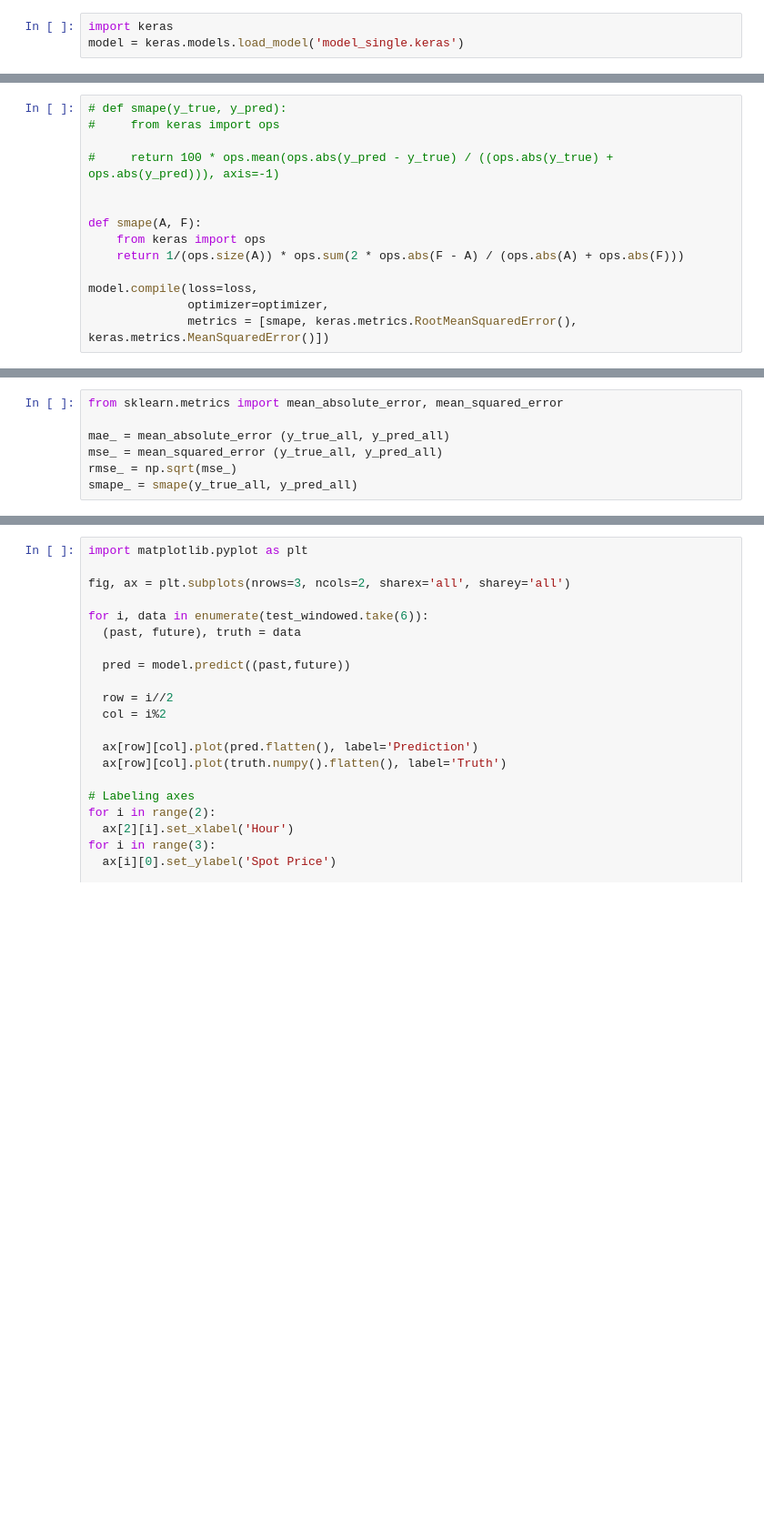
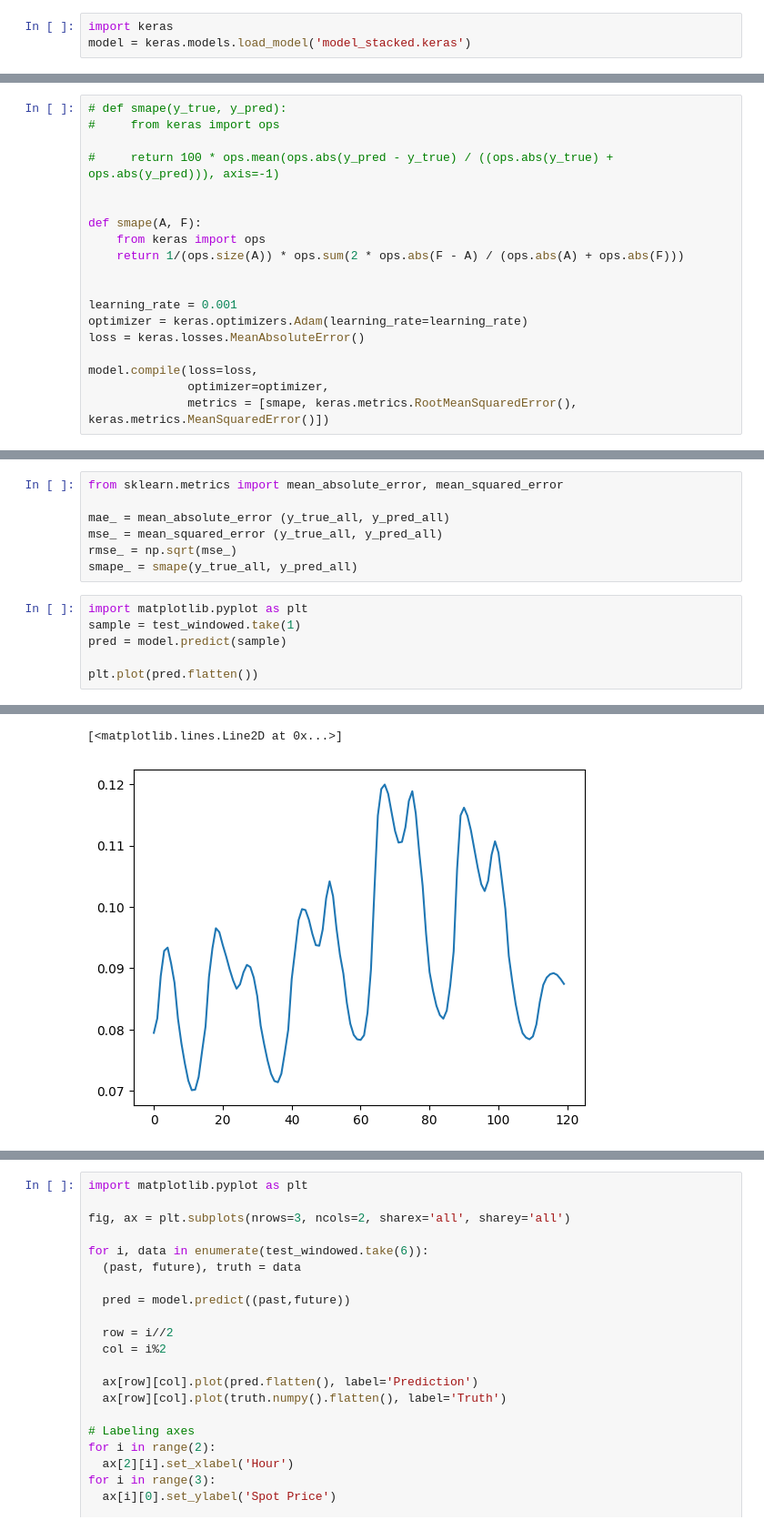
Before and after one commit to dasooni/Seq2seq-Time-series-forecasting, a Jupyter notebook: keras.ipynb, the cells around one changed output, grey strips where cells are left out. Shown at 91% size. Saved outputs shown, nothing was run; the diff lists cells and outputs as text; blank space fills up the shorter version.

```diff
--- a/keras.ipynb
+++ b/keras.ipynb
@@ -582,6 +608,6 @@ model.save('model_single.keras')
 # %%
 import keras
-model = keras.models.load_model('model_single.keras')
+model = keras.models.load_model('model_stacked.keras')
 # %%
 model.evaluate(test_windowed, return_dict=True)
 # %% [output]
@@ -600,6 +626,11 @@ def smape(A, F):
     from keras import ops
     return 1/(ops.size(A)) * ops.sum(2 * ops.abs(F - A) / (ops.abs(A) + ops.abs(F)))
 
+
+learning_rate = 0.001
+optimizer = keras.optimizers.Adam(learning_rate=learning_rate)
+loss = keras.losses.MeanAbsoluteError()
+
 model.compile(loss=loss,
               optimizer=optimizer,
               metrics = [smape, keras.metrics.RootMeanSquaredError(), keras.metrics.MeanSquaredError()])
@@ -634,3 +663,10 @@ mae_ = mean_absolute_error (y_true_all, y_pred_all)
 mse_ = mean_squared_error (y_true_all, y_pred_all)
 rmse_ = np.sqrt(mse_)
 smape_ = smape(y_true_all, y_pred_all)
+# %%
+import matplotlib.pyplot as plt
+sample = test_windowed.take(1)
+pred = model.predict(sample)
+
+plt.plot(pred.flatten())
+# %% [output]
@@ -637 +674,3 @@ smape_ = smape(y_true_all, y_pred_all)
+[<matplotlib.lines.Line2D at 0x...>]
+[figure, added]
 # %%
```
Also changed, not shown: parts of 16 cells of this notebook, 6 other files.
